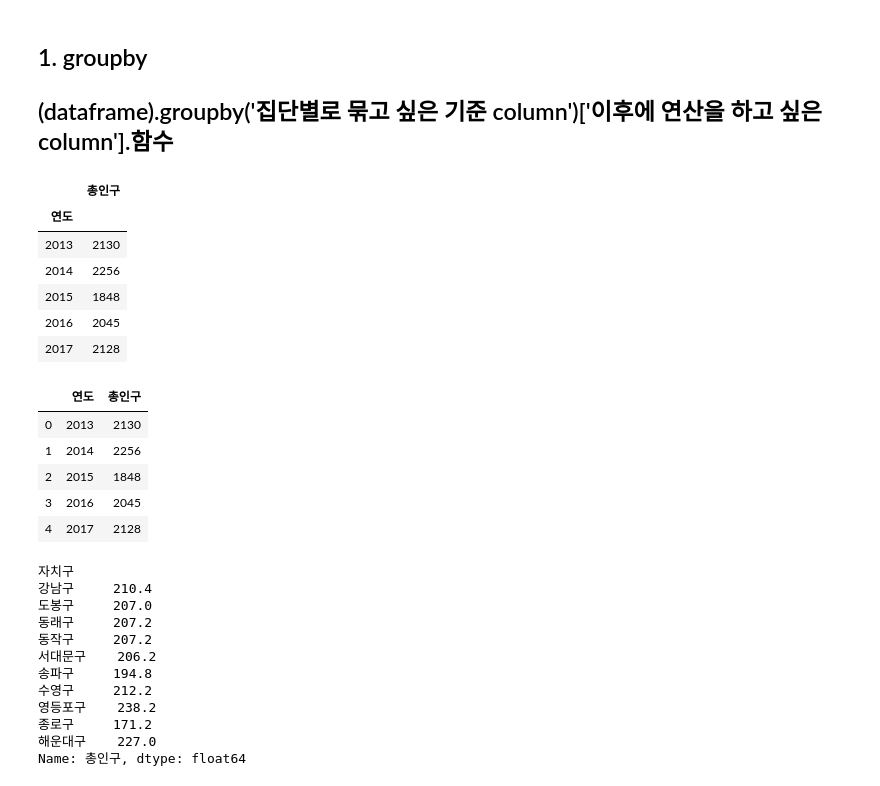
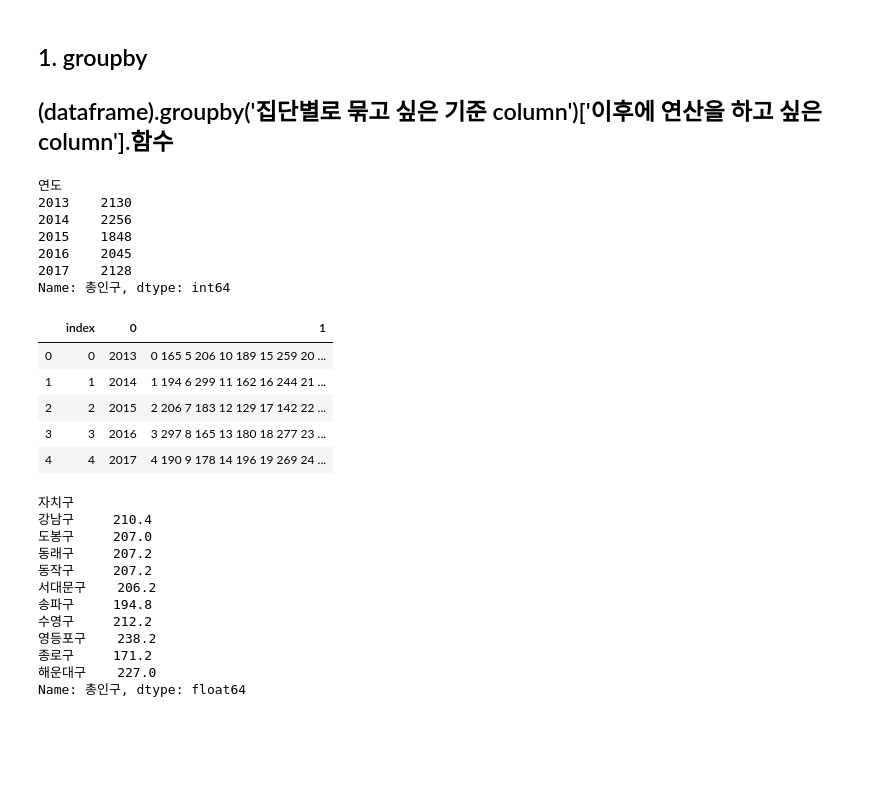
Before and after one commit to Yunjinnie/practice, a Jupyter notebook: 7. 집계 (Groupby, pivot_table).ipynb, the cells around one changed output. Saved outputs shown, nothing was run; the diff lists cells and outputs as text; code cells hidden in the pictures; blank space fills up the shorter version.

```diff
--- a/7. 집계 (Groupby, pivot_table).ipynb
+++ b/7. 집계 (Groupby, pivot_table).ipynb
@@ -8,7 +9,7 @@ import numpy as np
 <img src="img/8강/그룹분석_pivottable.jpg" alt="그룹분석_groupby" style="width: 800px;"/>
 # %%
 # 실습 데이터 적재
-data = pd.read_excel('data/인구수예제.xlsx')
+data = pd.read_excel('input/인구수예제.xlsx')
 data.head()
 # %% [output]
 |  | 도시 | 자치구 | 연도 | 남자인구 | 여자인구 | 총인구 |
@@ -25,25 +26,25 @@ data.head()
 # 집단별로 묶고 싶은 기준 : '연도'
 # 연산을 하고 싶은 column : '총인구'
 # 사용할 함수 : 'sum()'
-pd.DataFrame(data.groupby('연도')['총인구'].sum())
+data.groupby('연도')['총인구'].sum()
 # %% [output]
-|  | 총인구 |
-| 연도 |  |
-| 2013 | 2130 |
-| 2014 | 2256 |
-| 2015 | 1848 |
-| 2016 | 2045 |
-| 2017 | 2128 |
+연도
+2013    2130
+2014    2256
+2015    1848
+2016    2045
+2017    2128
+Name: 총인구, dtype: int64
 # %%
 # reset_index() : index의 값을 column으로 이동
-pd.DataFrame(data.groupby('연도')['총인구'].sum()).reset_index()
+pd.DataFrame(data.groupby('연도')['총인구']).reset_index()
 # %% [output]
-|  | 연도 | 총인구 |
-| 0 | 2013 | 2130 |
-| 1 | 2014 | 2256 |
-| 2 | 2015 | 1848 |
-| 3 | 2016 | 2045 |
-| 4 | 2017 | 2128 |
+|  | index | 0 | 1 |
+| 0 | 0 | 2013 | 0 165 5 206 10 189 15 259 20 ... |
+| 1 | 1 | 2014 | 1 194 6 299 11 162 16 244 21 ... |
+| 2 | 2 | 2015 | 2 206 7 183 12 129 17 142 22 ... |
+| 3 | 3 | 2016 | 3 297 8 165 13 180 18 277 23 ... |
+| 4 | 4 | 2017 | 4 190 9 178 14 196 19 269 24 ... |
 # %%
 # 자치구별 총인구의 평균
 data.groupby('자치구')['총인구'].mean()
```
Also changed, not shown: parts of 25 cells of this notebook, 8 other files.
